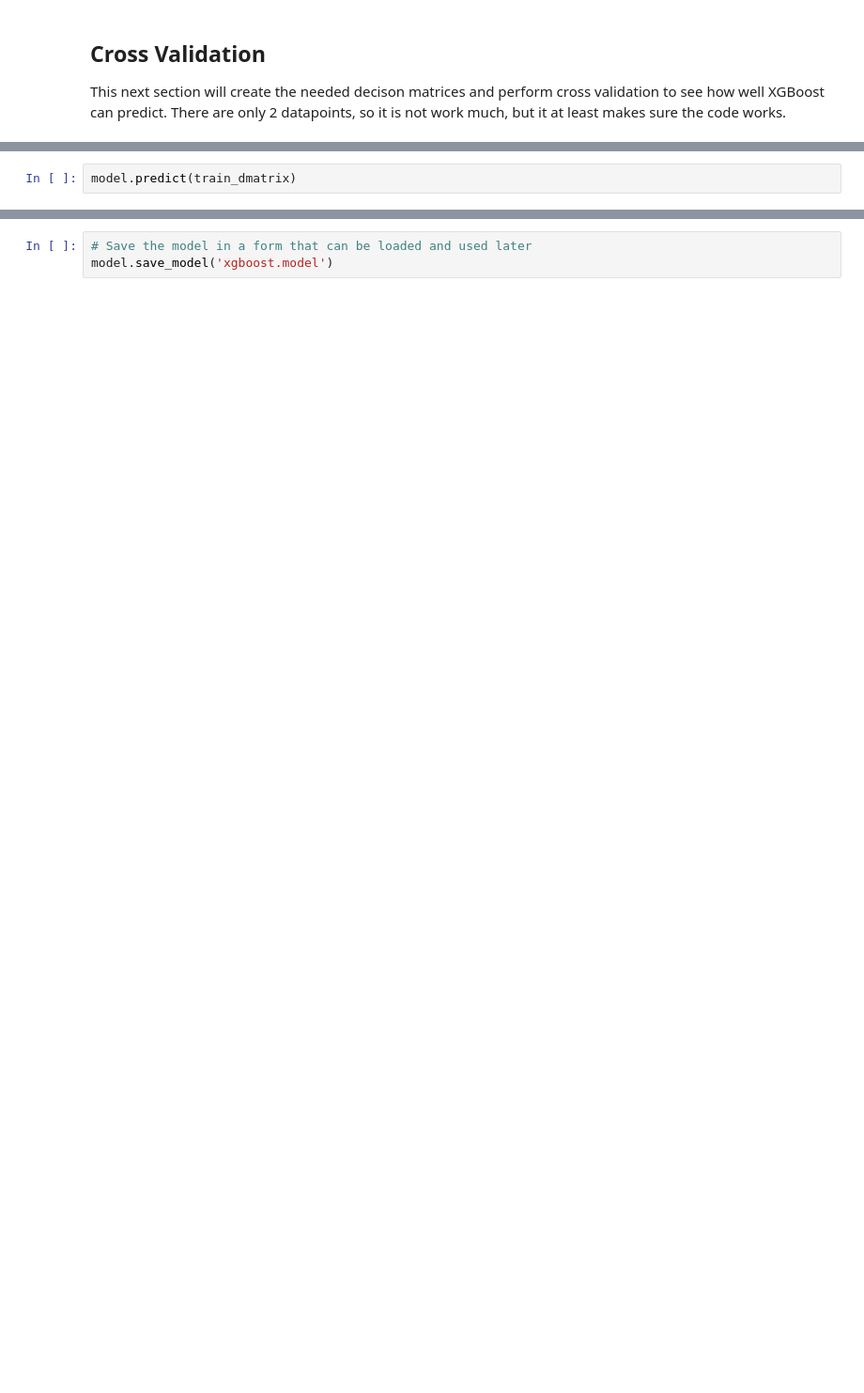
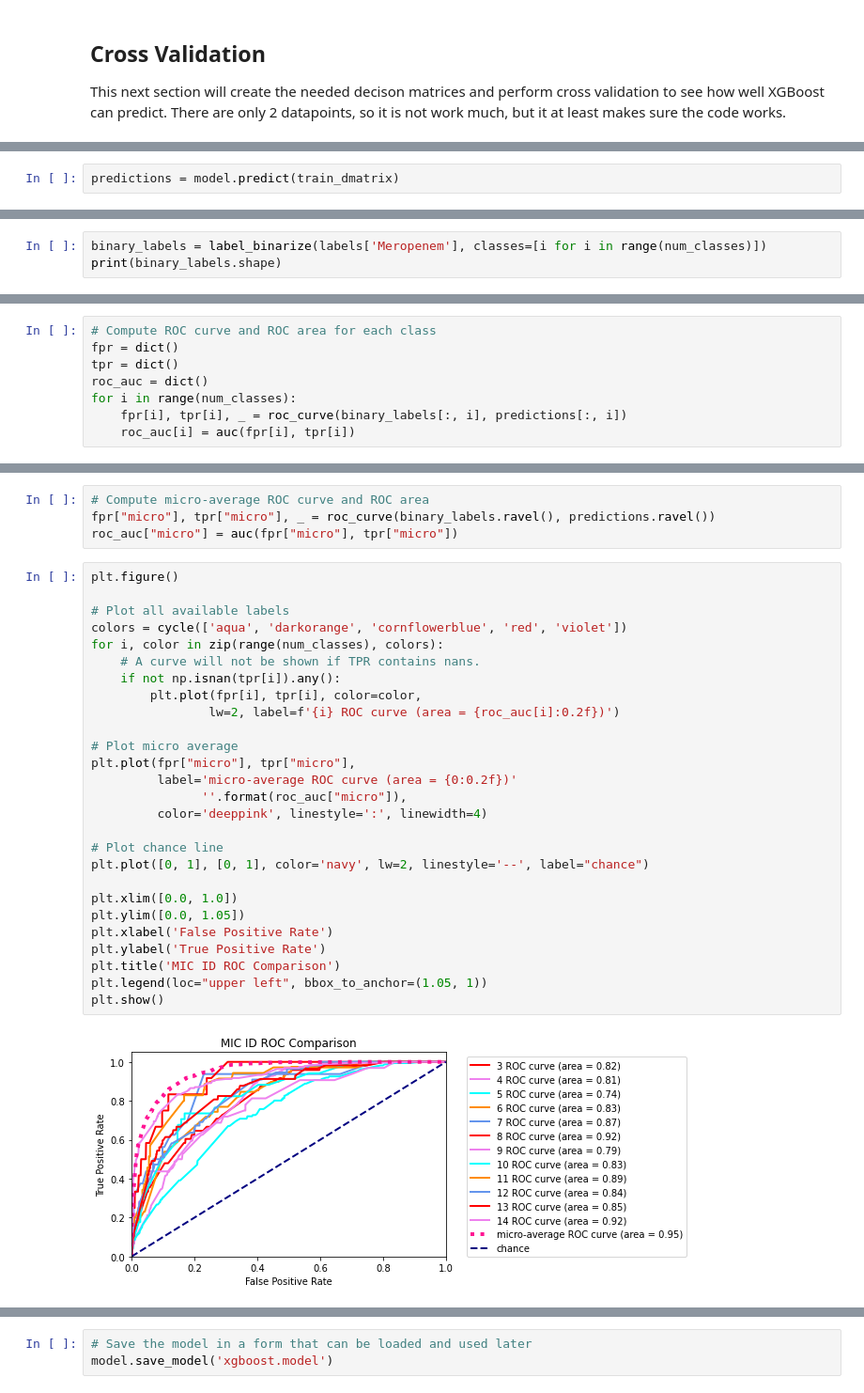
Before and after one commit to 14corman/mic-pred-feat-select, a Jupyter notebook: notebooks/xgboost.ipynb, the cells around one changed output, grey strips where cells are left out. Shown at 94% size. Cells and saved outputs as stored; diff of their text form; blank space fills up the shorter version.

Commit message:
Got XGBoost implemented in code and working. Got Feature importance bar graph and ROC curves being exported to analysis folder.

```diff
--- a/notebooks/xgboost.ipynb
+++ b/notebooks/xgboost.ipynb
@@ -88,2 +163,2 @@ model = xgb.train(params=params, dtrain=train_dmatrix, num_boost_round=10)
 # %%
-model.predict(train_dmatrix)
+predictions = model.predict(train_dmatrix)
@@ -95,0 +168,3 @@ array([[0.05, 0.05, 0.05, 0.05, 0.05, 0.05, 0.05, 0.05, 0.05, 0.05, 0.05,
+# %%
+binary_labels = label_binarize(labels['Meropenem'], classes=[i for i in range(num_classes)])
+print(binary_labels.shape)
@@ -95,0 +176,8 @@ array([[0.05, 0.05, 0.05, 0.05, 0.05, 0.05, 0.05, 0.05, 0.05, 0.05, 0.05,
+# %%
+# Compute ROC curve and ROC area for each class
+fpr = dict()
+tpr = dict()
+roc_auc = dict()
+for i in range(num_classes):
+    fpr[i], tpr[i], _ = roc_curve(binary_labels[:, i], predictions[:, i])
+    roc_auc[i] = auc(fpr[i], tpr[i])
@@ -96 +187,34 @@ array([[0.05, 0.05, 0.05, 0.05, 0.05, 0.05, 0.05, 0.05, 0.05, 0.05, 0.05,
+# %%
+# Compute micro-average ROC curve and ROC area
+fpr["micro"], tpr["micro"], _ = roc_curve(binary_labels.ravel(), predictions.ravel())
+roc_auc["micro"] = auc(fpr["micro"], tpr["micro"])
+# %%
+plt.figure()
+
+# Plot all available labels
+colors = cycle(['aqua', 'darkorange', 'cornflowerblue', 'red', 'violet'])
+for i, color in zip(range(num_classes), colors):
+    # A curve will not be shown if TPR contains nans.
+    if not np.isnan(tpr[i]).any():
+        plt.plot(fpr[i], tpr[i], color=color,
+                lw=2, label=f'{i} ROC curve (area = {roc_auc[i]:0.2f})')
+
+# Plot micro average
+plt.plot(fpr["micro"], tpr["micro"],
+         label='micro-average ROC curve (area = {0:0.2f})'
+               ''.format(roc_auc["micro"]),
+         color='deeppink', linestyle=':', linewidth=4)
+
+# Plot chance line
+plt.plot([0, 1], [0, 1], color='navy', lw=2, linestyle='--', label="chance")
+
+plt.xlim([0.0, 1.0])
+plt.ylim([0.0, 1.05])
+plt.xlabel('False Positive Rate')
+plt.ylabel('True Positive Rate')
+plt.title('MIC ID ROC Comparison')
+plt.legend(loc="upper left", bbox_to_anchor=(1.05, 1))
+plt.show()
+# %% [output]
+[figure, added]
 # %% [markdown]
```
Also changed, not shown: parts of 36 cells of this notebook, 55 other files.
